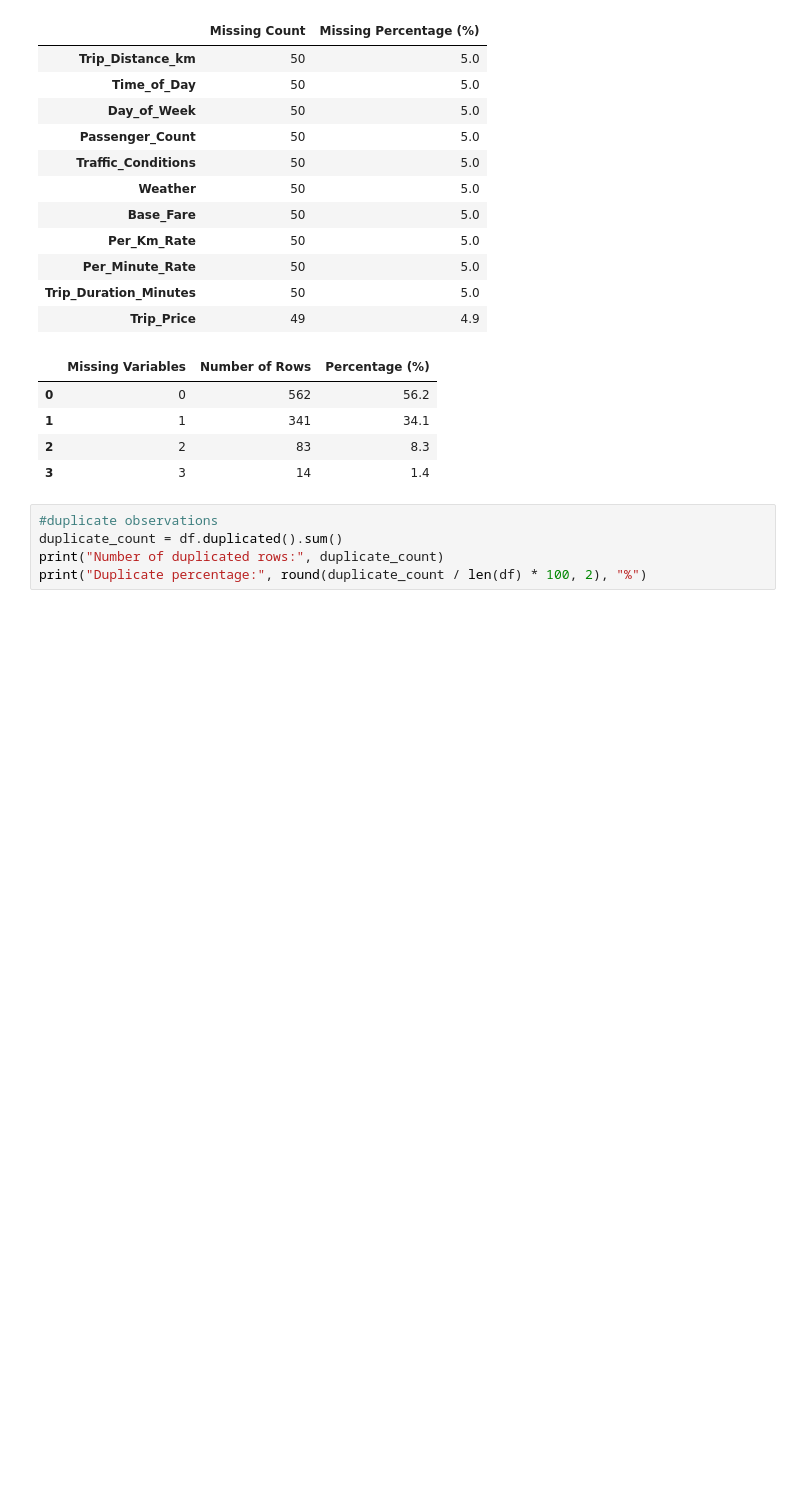
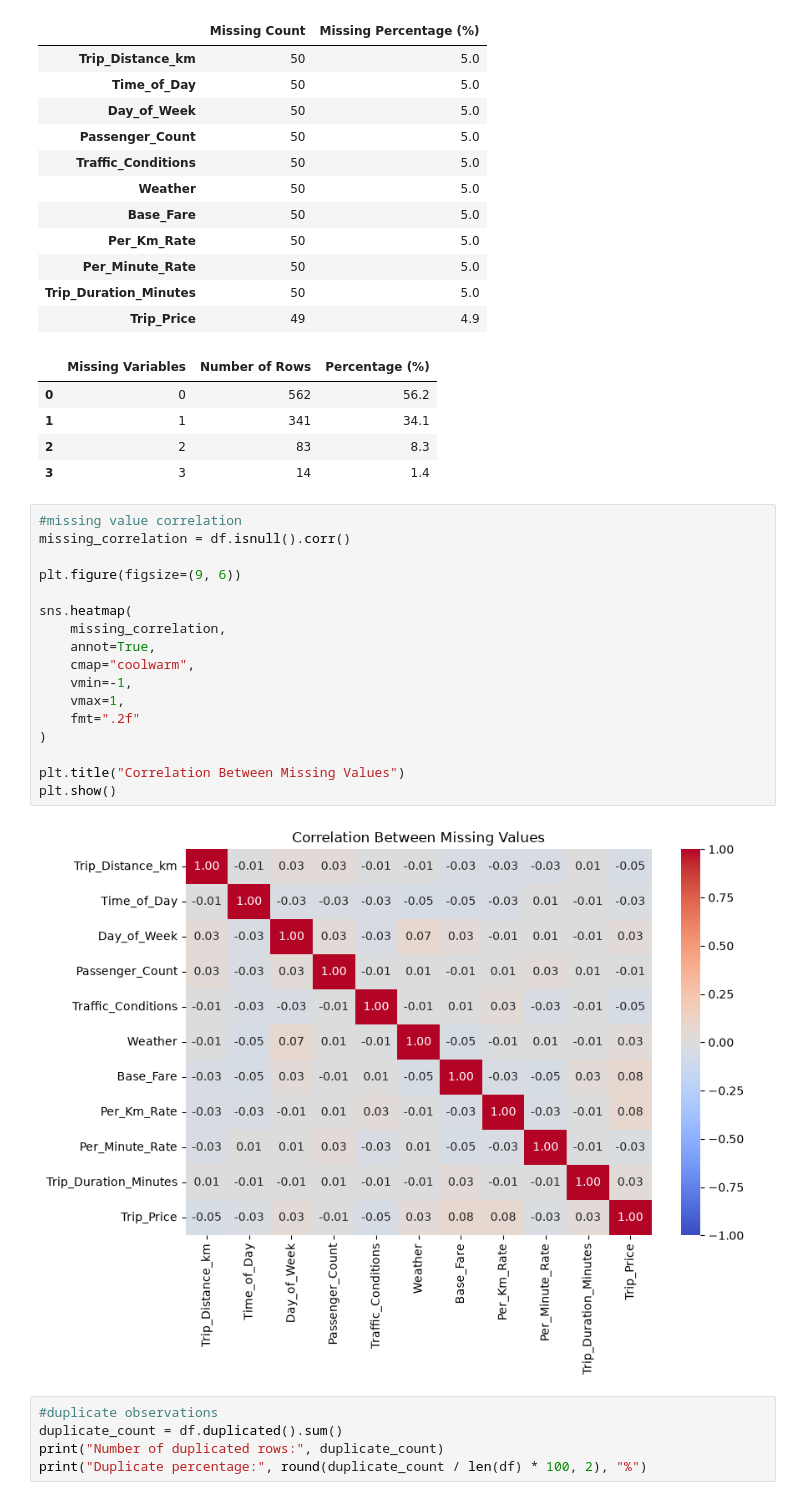
Before and after one commit to kurochan1901/115-1_Data-Analysis-and-Modeling, a Jupyter notebook: HW1/HW1.ipynb, the cells around one changed output. Drawn from its saved outputs; the diff is of its cells as text; blank space fills up the shorter version.

```diff
--- a/HW1/HW1.ipynb
+++ b/HW1/HW1.ipynb
@@ -72,6 +72,25 @@ display(missing_per_row_summary)
 | 1 | 1 | 341 | 34.1 |
 | 2 | 2 | 83 | 8.3 |
 | 3 | 3 | 14 | 1.4 |
+# %%
+#missing value correlation
+missing_correlation = df.isnull().corr()
+
+plt.figure(figsize=(9, 6))
+
+sns.heatmap(
+    missing_correlation,
+    annot=True,
+    cmap="coolwarm",
+    vmin=-1,
+    vmax=1,
+    fmt=".2f"
+)
+
+plt.title("Correlation Between Missing Values")
+plt.show()
+# %% [output]
+[figure, added]
 # %%
 #duplicate observations
 duplicate_count = df.duplicated().sum()
```
Also changed, not shown: parts of 6 cells of this notebook.
